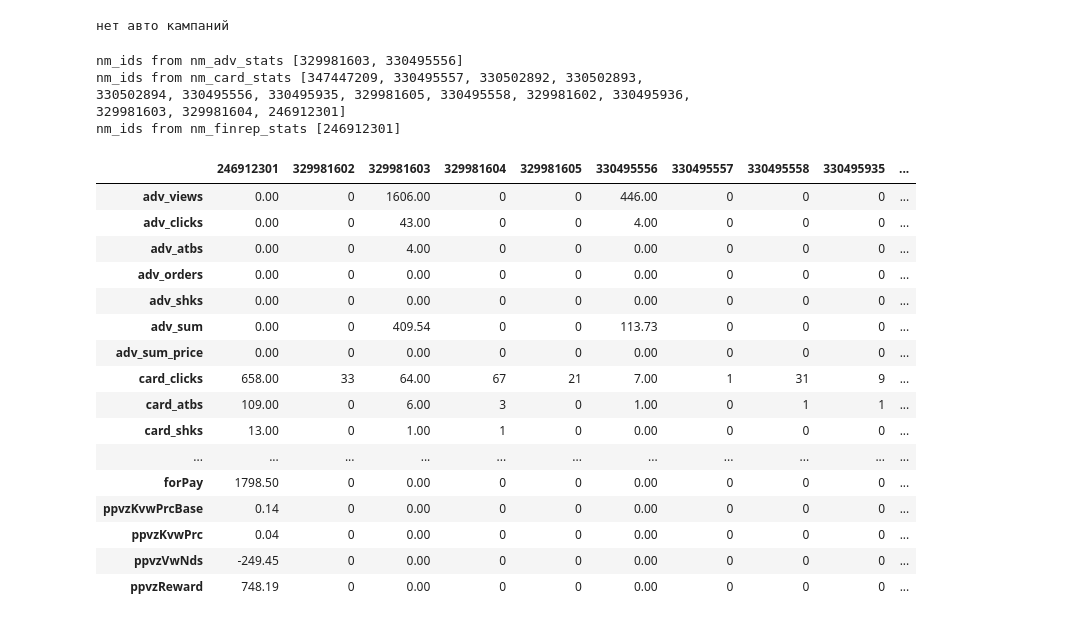
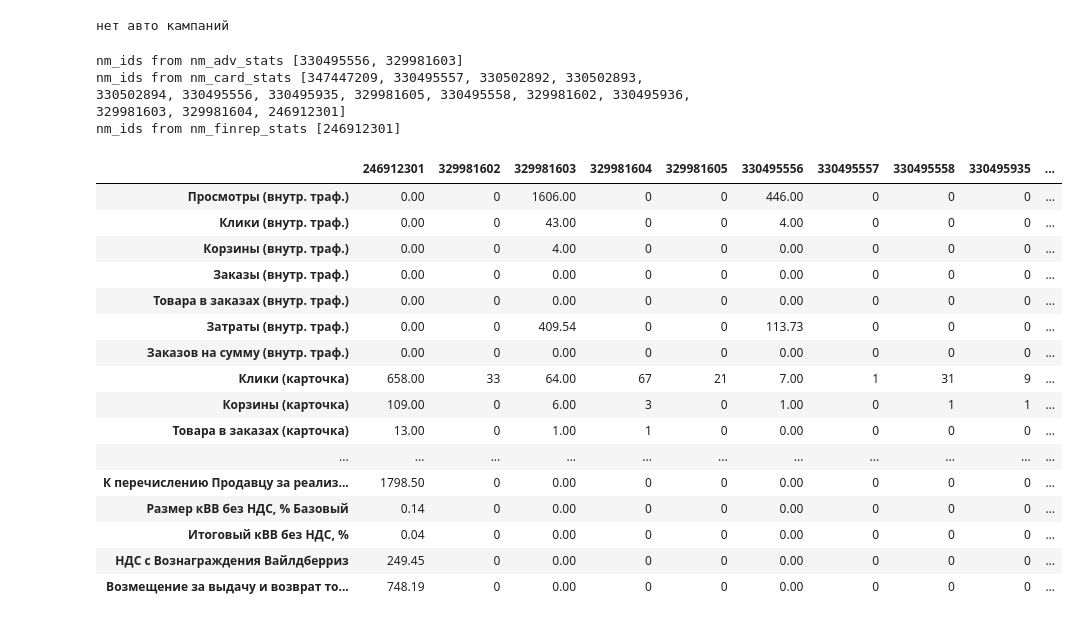
Before and after one commit to alexey-wk/mp-analytic, a Jupyter notebook: main.ipynb, the cells around one changed output. Drawn from its saved outputs; the diff is of its cells as text; code cells hidden in the pictures.

```diff
--- a/main.ipynb
+++ b/main.ipynb
@@ -331,48 +331,55 @@ def combine_stats(nm_ids, adv_stats, card_stats, finrep_stats):
                 id, {}).get(metric, 0)
 
     return combined_stats
 
 
 print('nm_ids from nm_adv_stats', list(nm_adv_stats.keys()))
 print('nm_ids from nm_card_stats', list(nm_card_stats.keys()))
 print('nm_ids from nm_finrep_stats', list(nm_finrep_stats.keys()))
 
 all_nm_ids = list(set(
     list(nm_adv_stats.keys()) +
     list(nm_card_stats.keys()) +
     list(nm_finrep_stats.keys())
 ))
 
 # Combine the stats
 combined_stats = combine_stats(
     all_nm_ids,
     nm_adv_stats,
     nm_card_stats,
     nm_finrep_stats)
 
+
+
+from app.report_fields import REPORT_FIELDS
+
+display_text_mapping = {field: info['display_text'] for field, info in REPORT_FIELDS.items()}
+
 pd.set_option('display.float_format', '{:.2f}'.format)
 df = pd.DataFrame(combined_stats)
+df = df.rename(index=display_text_mapping)
 df = df.sort_index(axis=1)
-
+df = df.abs()
 df
 # %% [output]
-nm_ids from nm_adv_stats [329981603, 330495556]
+nm_ids from nm_adv_stats [330495556, 329981603]
 nm_ids from nm_card_stats [347447209, 330495557, 330502892, 330502893, 330502894, 330495556, 330495935, 329981605, 330495558, 329981602, 330495936, 329981603, 329981604, 246912301]
 nm_ids from nm_finrep_stats [246912301]
 |  | 246912301 | 329981602 | 329981603 | 329981604 | 329981605 | 330495556 | 330495557 | 330495558 | 330495935 | ... |
-| adv_views | 0.00 | 0 | 1606.00 | 0 | 0 | 446.00 | 0 | 0 | 0 | ... |
-| adv_clicks | 0.00 | 0 | 43.00 | 0 | 0 | 4.00 | 0 | 0 | 0 | ... |
-| adv_atbs | 0.00 | 0 | 4.00 | 0 | 0 | 0.00 | 0 | 0 | 0 | ... |
-| adv_orders | 0.00 | 0 | 0.00 | 0 | 0 | 0.00 | 0 | 0 | 0 | ... |
-| adv_shks | 0.00 | 0 | 0.00 | 0 | 0 | 0.00 | 0 | 0 | 0 | ... |
-| adv_sum | 0.00 | 0 | 409.54 | 0 | 0 | 113.73 | 0 | 0 | 0 | ... |
-| adv_sum_price | 0.00 | 0 | 0.00 | 0 | 0 | 0.00 | 0 | 0 | 0 | ... |
-| card_clicks | 658.00 | 33 | 64.00 | 67 | 21 | 7.00 | 1 | 31 | 9 | ... |
-| card_atbs | 109.00 | 0 | 6.00 | 3 | 0 | 1.00 | 0 | 1 | 1 | ... |
-| card_shks | 13.00 | 0 | 1.00 | 1 | 0 | 0.00 | 0 | 0 | 0 | ... |
+| Просмотры (внутр. траф.) | 0.00 | 0 | 1606.00 | 0 | 0 | 446.00 | 0 | 0 | 0 | ... |
+| Клики (внутр. траф.) | 0.00 | 0 | 43.00 | 0 | 0 | 4.00 | 0 | 0 | 0 | ... |
+| Корзины (внутр. траф.) | 0.00 | 0 | 4.00 | 0 | 0 | 0.00 | 0 | 0 | 0 | ... |
+| Заказы (внутр. траф.) | 0.00 | 0 | 0.00 | 0 | 0 | 0.00 | 0 | 0 | 0 | ... |
+| Товара в заказах (внутр. траф.) | 0.00 | 0 | 0.00 | 0 | 0 | 0.00 | 0 | 0 | 0 | ... |
+| Затраты (внутр. траф.) | 0.00 | 0 | 409.54 | 0 | 0 | 113.73 | 0 | 0 | 0 | ... |
+| Заказов на сумму (внутр. траф.) | 0.00 | 0 | 0.00 | 0 | 0 | 0.00 | 0 | 0 | 0 | ... |
+| Клики (карточка) | 658.00 | 33 | 64.00 | 67 | 21 | 7.00 | 1 | 31 | 9 | ... |
+| Корзины (карточка) | 109.00 | 0 | 6.00 | 3 | 0 | 1.00 | 0 | 1 | 1 | ... |
+| Товара в заказах (карточка) | 13.00 | 0 | 1.00 | 1 | 0 | 0.00 | 0 | 0 | 0 | ... |
 | ... | ... | ... | ... | ... | ... | ... | ... | ... | ... | ... |
-| forPay | 1798.50 | 0 | 0.00 | 0 | 0 | 0.00 | 0 | 0 | 0 | ... |
-| ppvzKvwPrcBase | 0.14 | 0 | 0.00 | 0 | 0 | 0.00 | 0 | 0 | 0 | ... |
-| ppvzKvwPrc | 0.04 | 0 | 0.00 | 0 | 0 | 0.00 | 0 | 0 | 0 | ... |
-| ppvzVwNds | -249.45 | 0 | 0.00 | 0 | 0 | 0.00 | 0 | 0 | 0 | ... |
-| ppvzReward | 748.19 | 0 | 0.00 | 0 | 0 | 0.00 | 0 | 0 | 0 | ... |
+| К перечислению Продавцу за реализ... | 1798.50 | 0 | 0.00 | 0 | 0 | 0.00 | 0 | 0 | 0 | ... |
+| Размер кВВ без НДС, % Базовый | 0.14 | 0 | 0.00 | 0 | 0 | 0.00 | 0 | 0 | 0 | ... |
+| Итоговый кВВ без НДС, % | 0.04 | 0 | 0.00 | 0 | 0 | 0.00 | 0 | 0 | 0 | ... |
+| НДС с Вознаграждения Вайлдберриз | 249.45 | 0 | 0.00 | 0 | 0 | 0.00 | 0 | 0 | 0 | ... |
+| Возмещение за выдачу и возврат то... | 748.19 | 0 | 0.00 | 0 | 0 | 0.00 | 0 | 0 | 0 | ... |
```
Also changed, not shown: 1 other file.
